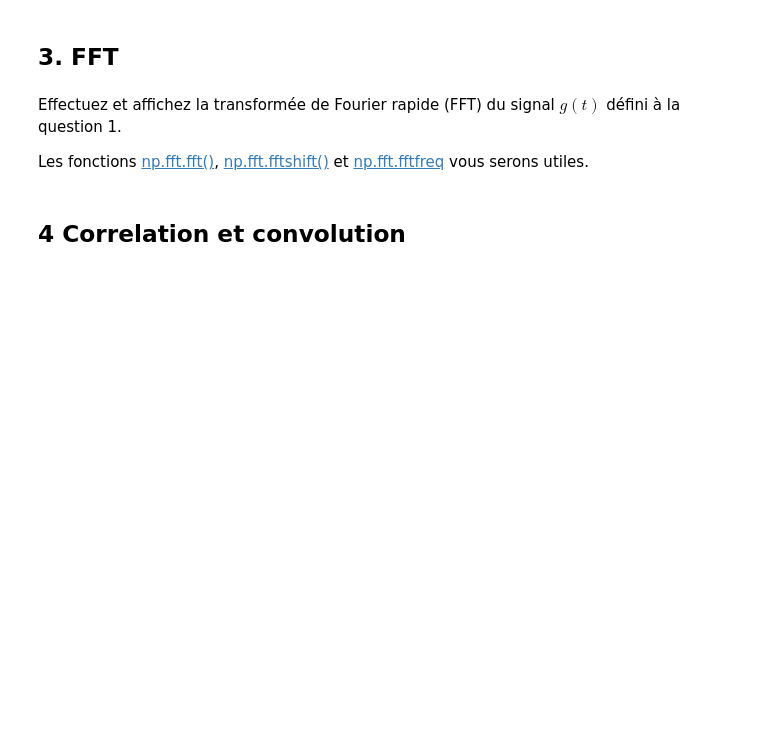
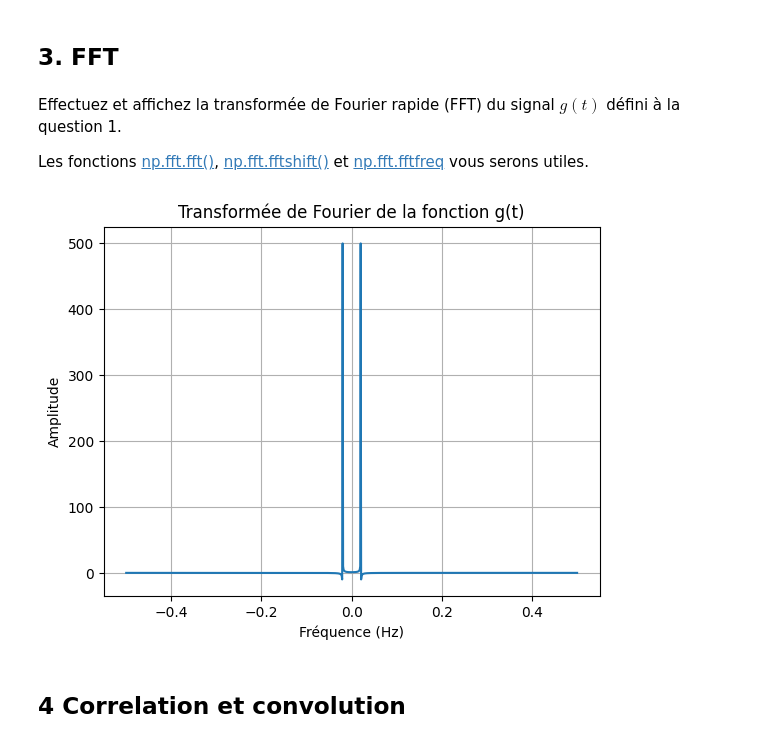
Before and after one commit to JustineLejeune/Mandat-0, a Jupyter notebook: mandat0_exercices.ipynb, the cells around one changed output. Cells and saved outputs as stored; diff of their text form; code cells hidden in the pictures; blank space fills up the shorter version.

```diff
--- a/mandat0_exercices.ipynb
+++ b/mandat0_exercices.ipynb
@@ -141,9 +153,20 @@ Effectuez et affichez la transformée de Fourier rapide (FFT) du signal $g(t)$ d
 
 Les fonctions [np.fft.fft()](https://numpy.org/doc/stable/reference/routines.fft.html), [np.fft.fftshift()](https://numpy.org/doc/stable/reference/generated/numpy.fft.fftshift.html) et [np.fft.fftfreq](https://numpy.org/doc/stable/reference/generated/numpy.fft.fftfreq.html) vous serons utiles.
 # %%
-## solution
+#Transformée de Fourier centrée sur omega0
+Fg_t = np.fft.fftshift(np.fft.fft(g_t))
+#Plage de fréquences
+Frequency = np.fft.fftshift(np.fft.fftfreq(len(t_secondes)))
 # %%
-## solution
+#Affichage de la transformée de Fourier
+plt.plot(Frequency, Fg_t) #Pourquoi mettre la valeur absolue?
+plt.grid(True)
+plt.xlabel("Fréquence (Hz)")
+plt.ylabel("Amplitude")
+plt.title("Transformée de Fourier de la fonction g(t)")
+plt.show()
+# %% [output]
+[figure, added]
 # %% [markdown]
 ## 4 Correlation et convolution ##
 # %% [markdown]
```
Also changed, not shown: parts of 10 cells of this notebook, 1 other file.
